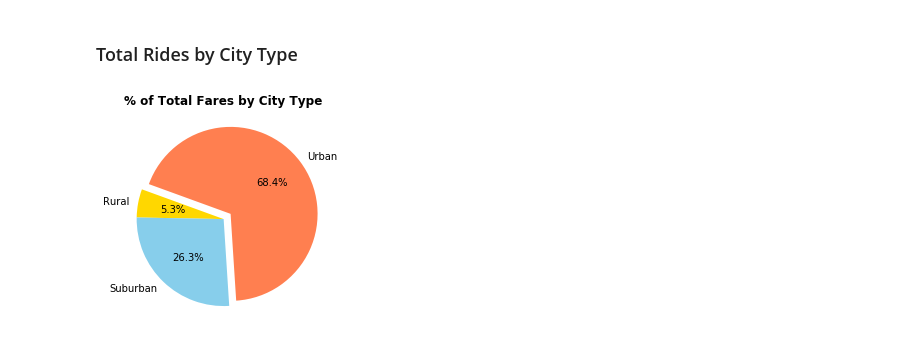
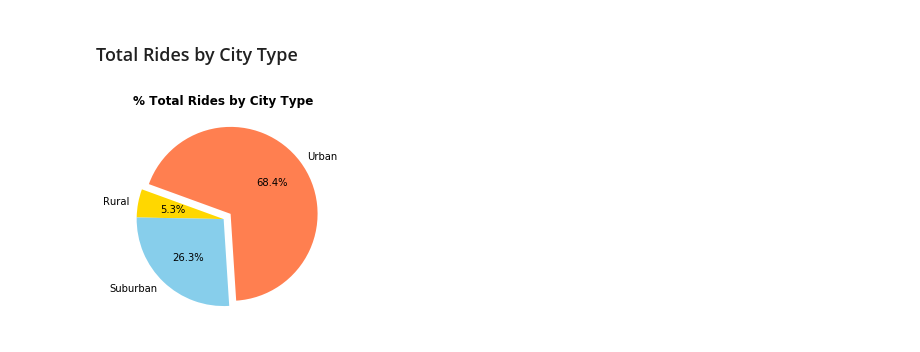
Before and after one commit to gfidanli/matplotlib-Pyber, a Jupyter notebook: Analysis.ipynb, the cells around one changed output. Drawn from its saved outputs; the diff is of its cells as text; code cells hidden in the pictures.

Commit message:
Add printing of plots

```diff
--- a/Analysis.ipynb
+++ b/Analysis.ipynb
@@ -128,14 +128,14 @@ def plot_pie_chart(x, title_str):
     fig, ax = plt.subplots()
 
     ax.pie(
-        x=total_fares,
-        labels=total_fares.index,
+        x=x,
+        labels=x.index,
         colors=['gold','skyblue','coral'],
         autopct='%1.1f%%',
         startangle=160,
         explode=(0,0,0.1))
 
-    ax.set_title("% of Total Fares by City Type", fontweight="bold")
+    ax.set_title(title_str, fontweight="bold")
 # %% [markdown]
 ### Total Fares by City Type
 # %%
@@ -169,8 +164,8 @@ ax.set_title("% of Total Fares by City Type", fontweight="bold")
 # %%
 # Calculate total number of rides by city type
 total_fares = grouped_city_type['ride_id'].count()
 
 # Plot pie chart using function
-plot_pie_chart(total_fares, "Total Rides by City Type")
+plot_pie_chart(total_fares, "% Total Rides by City Type")
 # %% [output]
-[figure, old version]
+[figure, new version]
```
Also changed, not shown: parts of 4 cells of this notebook.
